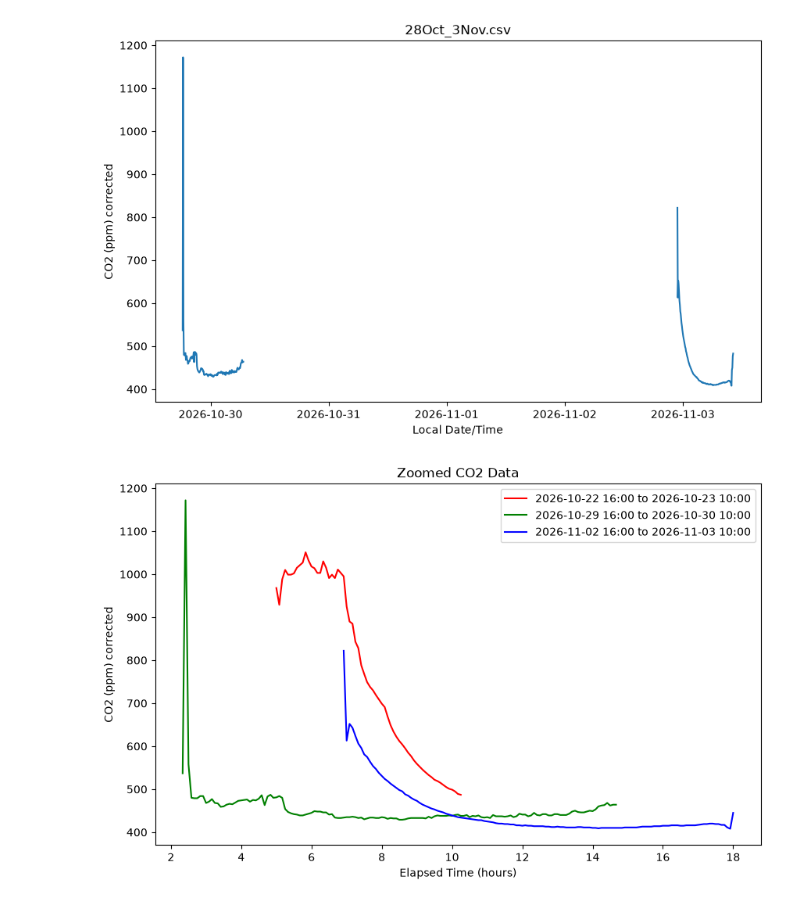
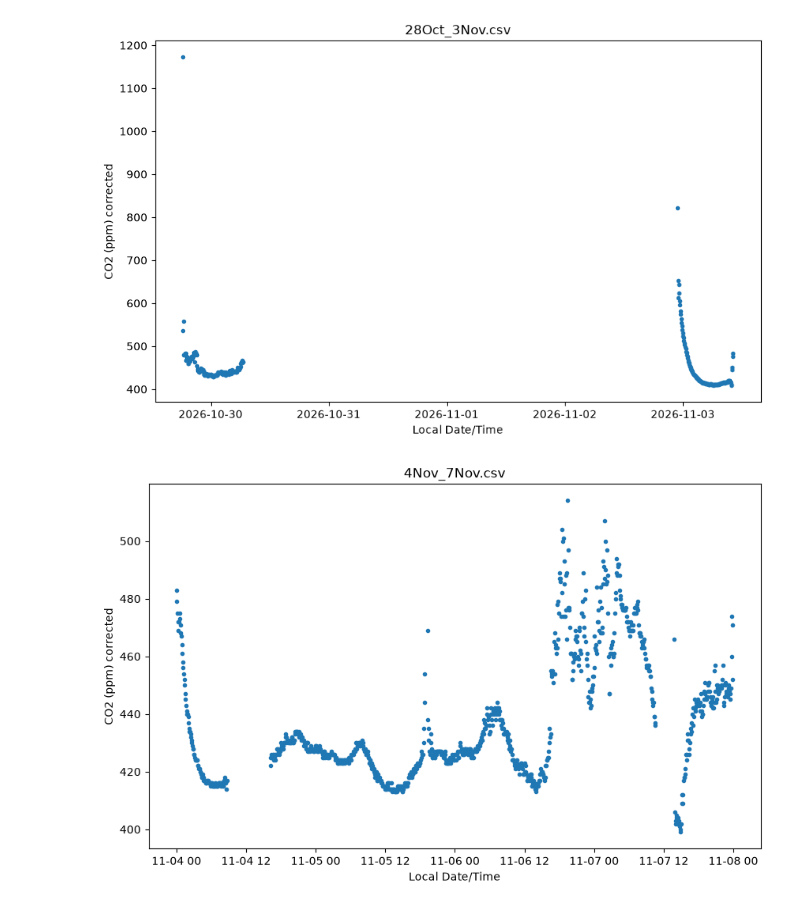
Before and after one commit to lindaccyy-stack/EDAAi, a Jupyter notebook: data_analysis.ipynb, the cells around one changed output. Cells and saved outputs as stored; diff of their text form; code cells hidden in the pictures.

Commit message:
update figures

```diff
--- a/data_analysis.ipynb
+++ b/data_analysis.ipynb
@@ -1,9 +1,9 @@
 # %%
-# visualizing data 20-23 Oct and 28-30 Oct
+# visualizing data 20-23 Oct, 28-30 Oct, and 4-7 Nov
 import pandas as pd
 import matplotlib.pyplot as plt
 # read files in a loop
-files = ['20Oct_23Oct.csv', '28Oct_3Nov.csv']
+files = ['20Oct_23Oct.csv', '28Oct_3Nov.csv', '4Nov_7Nov.csv']
 
 # figure 1 - overview
 # data: x - "Local Date/Time", y - "CO2 (ppm) corrected"
@@ -11,40 +11,9 @@ for f in files:
     data = pd.read_csv(f)
     data['Local Date/Time'] = pd.to_datetime(data['Local Date/Time']) # convert time
     plt.figure(figsize=(10, 6))
-    plt.plot(data['Local Date/Time'], data['CO2 (ppm) corrected'])
+    plt.plot(data['Local Date/Time'], data['CO2 (ppm) corrected'], ".")
     plt.xlabel('Local Date/Time')
     plt.ylabel('CO2 (ppm) corrected')
     plt.title(f)
     plt.show()
-
-# figure 2 - zoom in 3 periods!
-zoom_periods = [
-    ('2026-10-22 16:00', '2026-10-23 10:00'),
-    ('2026-10-29 16:00', '2026-10-30 10:00'),
-    ('2026-11-02 16:00', '2026-11-03 10:00')
-]
-# each file should only cover the relevant zoom periods within its date range
-# we want to plot the three curves in the same figure;
-# they are all 18 hour periods so we can overlay them;
-# align the starting point and ending point of each zoom period with each other;
-# use colours to show different zoom periods
-
-colors = ['r', 'g', 'b']
-plt.figure(figsize=(10, 6))
-for i, (start, end) in enumerate(zoom_periods):
-    for f in files:
-        data = pd.read_csv(f)
-        data['Local Date/Time'] = pd.to_datetime(data['Local Date/Time'])
-        mask = (data['Local Date/Time'] >= start) & (data['Local Date/Time'] <= end)
-        zoom_data = data.loc[mask]
-        if not zoom_data.empty:
-            # align the starting point to 0
-            zoom_data = zoom_data.copy()
-            zoom_data['Elapsed Time'] = (zoom_data['Local Date/Time'] - pd.to_datetime(start)).dt.total_seconds() / 3600
-            plt.plot(zoom_data['Elapsed Time'], zoom_data['CO2 (ppm) corrected'], color=colors[i], label=f'{start} to {end}')
-plt.xlabel('Elapsed Time (hours)')
-plt.ylabel('CO2 (ppm) corrected')
-plt.title('Zoomed CO2 Data')
-plt.legend()
-plt.show()
 # %% [output]
@@ -52,2 +21,2 @@ plt.show()
-[figure, old version]
+[figure, new version]
-[figure, old version]
+[figure, new version]
```
Also changed, not shown: parts of 4 cells of this notebook.
